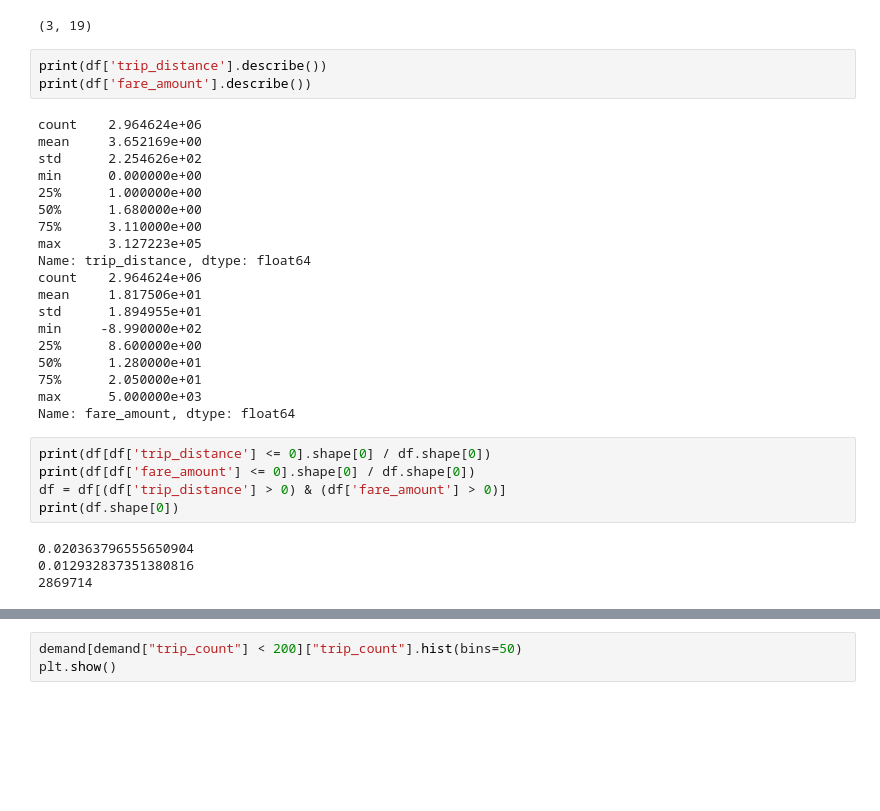
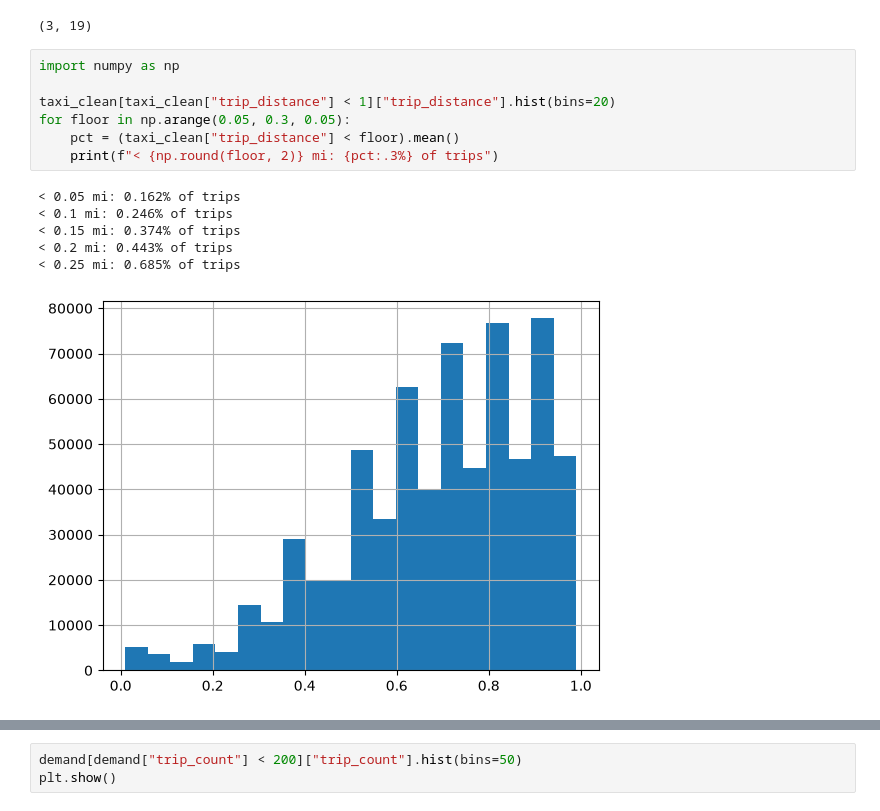
Before and after one commit to EugeneBondariev/nyc-taxi-demand-forecasting, a Jupyter notebook: notebooks/explore.ipynb, the cells around one changed output, grey strips where cells are left out. Saved outputs shown, nothing was run; the diff lists cells and outputs as text; blank space fills up the shorter version.

```diff
--- a/notebooks/explore.ipynb
+++ b/notebooks/explore.ipynb
@@ -96,34 +91,17 @@ bad = df[("tpep_pickup_datetime" < "2024-01-01") | (df["tpep_pickup_datetime"] >
 print(bad.shape)
 # %% [output]
 (3, 19)
-# %%
-print(df['trip_distance'].describe())
-print(df['fare_amount'].describe())
-# %% [output]
-count    2.964624e+06
-mean     3.652169e+00
-std      2.254626e+02
-min      0.000000e+00
-25%      1.000000e+00
-50%      1.680000e+00
-75%      3.110000e+00
-max      3.127223e+05
-Name: trip_distance, dtype: float64
-count    2.964624e+06
-mean     1.817506e+01
-std      1.894955e+01
-min     -8.990000e+02
-25%      8.600000e+00
-50%      1.280000e+01
-75%      2.050000e+01
-max      5.000000e+03
-Name: fare_amount, dtype: float64
-# %%
-print(df[df['trip_distance'] <= 0].shape[0] / df.shape[0])
-print(df[df['fare_amount'] <= 0].shape[0] / df.shape[0])
-df = df[(df['trip_distance'] > 0) & (df['fare_amount'] > 0)]
-print(df.shape[0])
-# %% [output]
-0.020363796555650904
-0.012932837351380816
-2869714
+# %%
+import numpy as np
+
+taxi_clean[taxi_clean["trip_distance"] < 1]["trip_distance"].hist(bins=20)
+for floor in np.arange(0.05, 0.3, 0.05):
+    pct = (taxi_clean["trip_distance"] < floor).mean()
+    print(f"< {np.round(floor, 2)} mi: {pct:.3%} of trips")
+# %% [output]
+< 0.05 mi: 0.162% of trips
+< 0.1 mi: 0.246% of trips
+< 0.15 mi: 0.374% of trips
+< 0.2 mi: 0.443% of trips
+< 0.25 mi: 0.685% of trips
+[figure, added]
```
Also changed, not shown: parts of 17 cells of this notebook, 11 other files.
